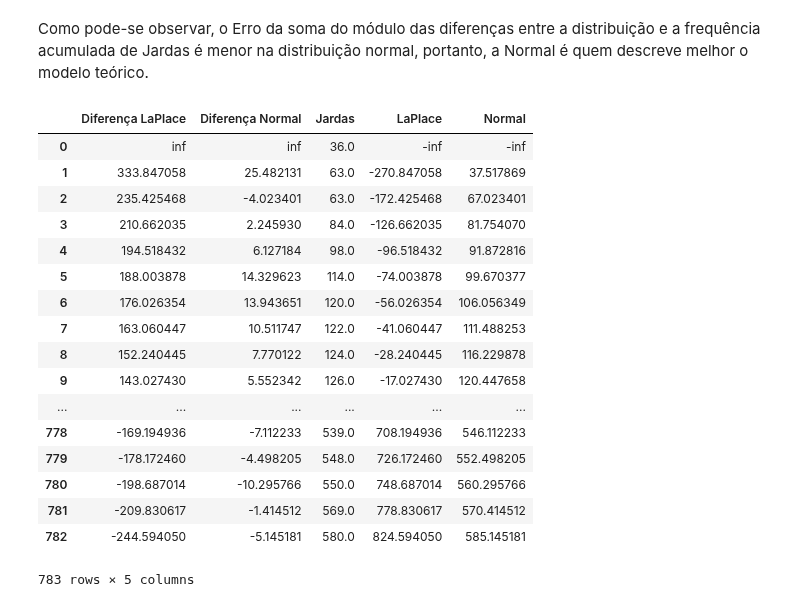
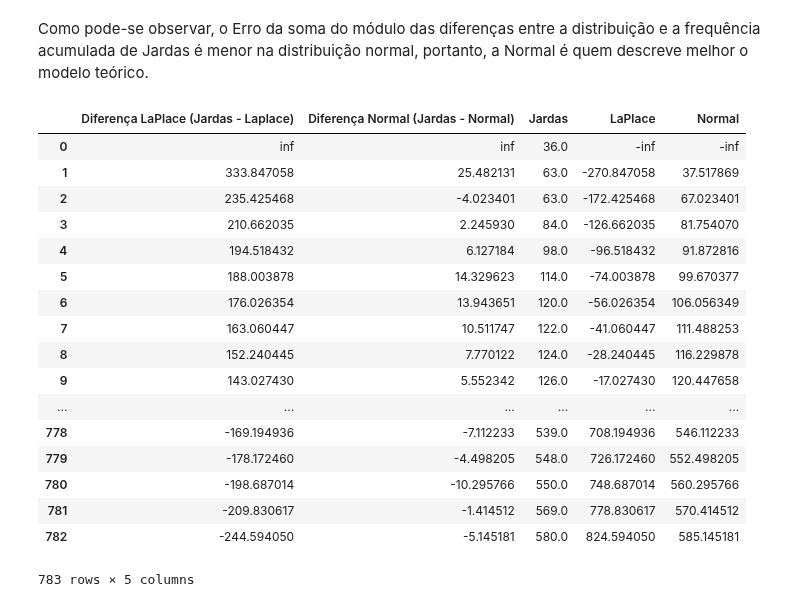
Before and after one commit to raphacosta27/CD, a Jupyter notebook: MiniProjeto_1/MiniProjeto1 Layout.ipynb, the cells around one changed output. Drawn from its saved outputs; the diff is of its cells as text; code cells hidden in the pictures.

```diff
--- a/MiniProjeto_1/MiniProjeto1 Layout.ipynb
+++ b/MiniProjeto_1/MiniProjeto1 Layout.ipynb
@@ -176,15 +176,15 @@ Como pode-se observar, o Erro da soma do módulo das diferenças entre a distrib
 # %%
 diferenca_normal = jardas - q_normal
 diferenca_laplace = jardas - q_laplace
 
 df = pd.DataFrame({'Jardas' : jardas,
                    'Normal' : q_normal,
-                   'Diferença Normal': diferenca_normal,
+                   'Diferença Normal (Jardas - Normal)': diferenca_normal,
                    'LaPlace' : q_laplace,
-                   "Diferença LaPlace": diferenca_laplace})
+                   "Diferença LaPlace (Jardas - Laplace)": diferenca_laplace})
 df
 # %% [output]
-|  | Diferença LaPlace | Diferença Normal | Jardas | LaPlace | Normal |
+|  | Diferença LaPlace (Jardas - Laplace) | Diferença Normal (Jardas - Normal) | Jardas | LaPlace | Normal |
 | 0 | inf | inf | 36.0 | -inf | -inf |
 | 1 | 333.847058 | 25.482131 | 63.0 | -270.847058 | 37.517869 |
 | 2 | 235.425468 | -4.023401 | 63.0 | -172.425468 | 67.023401 |
```
Also changed, not shown: parts of 1 cell of this notebook, 4 other files.
